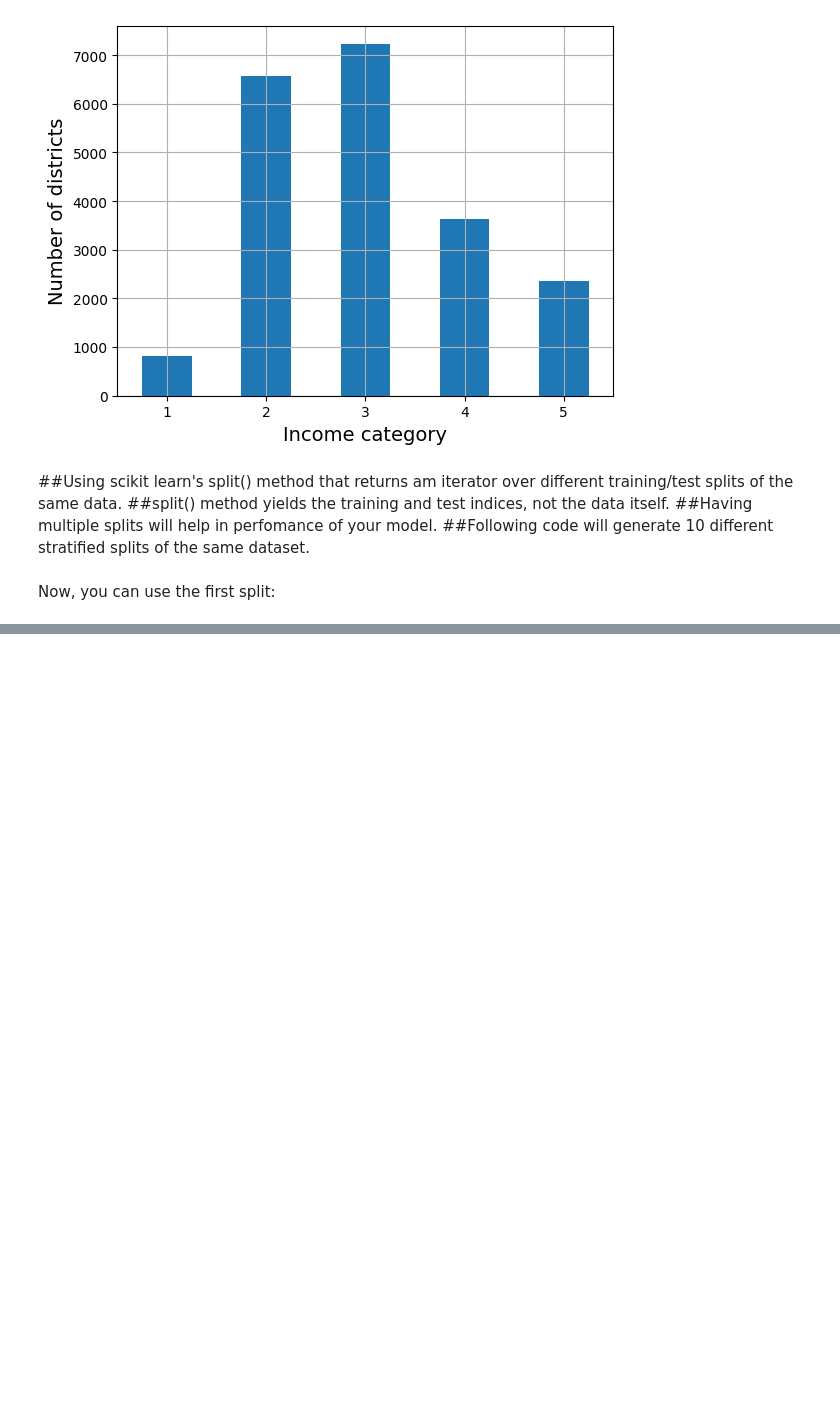
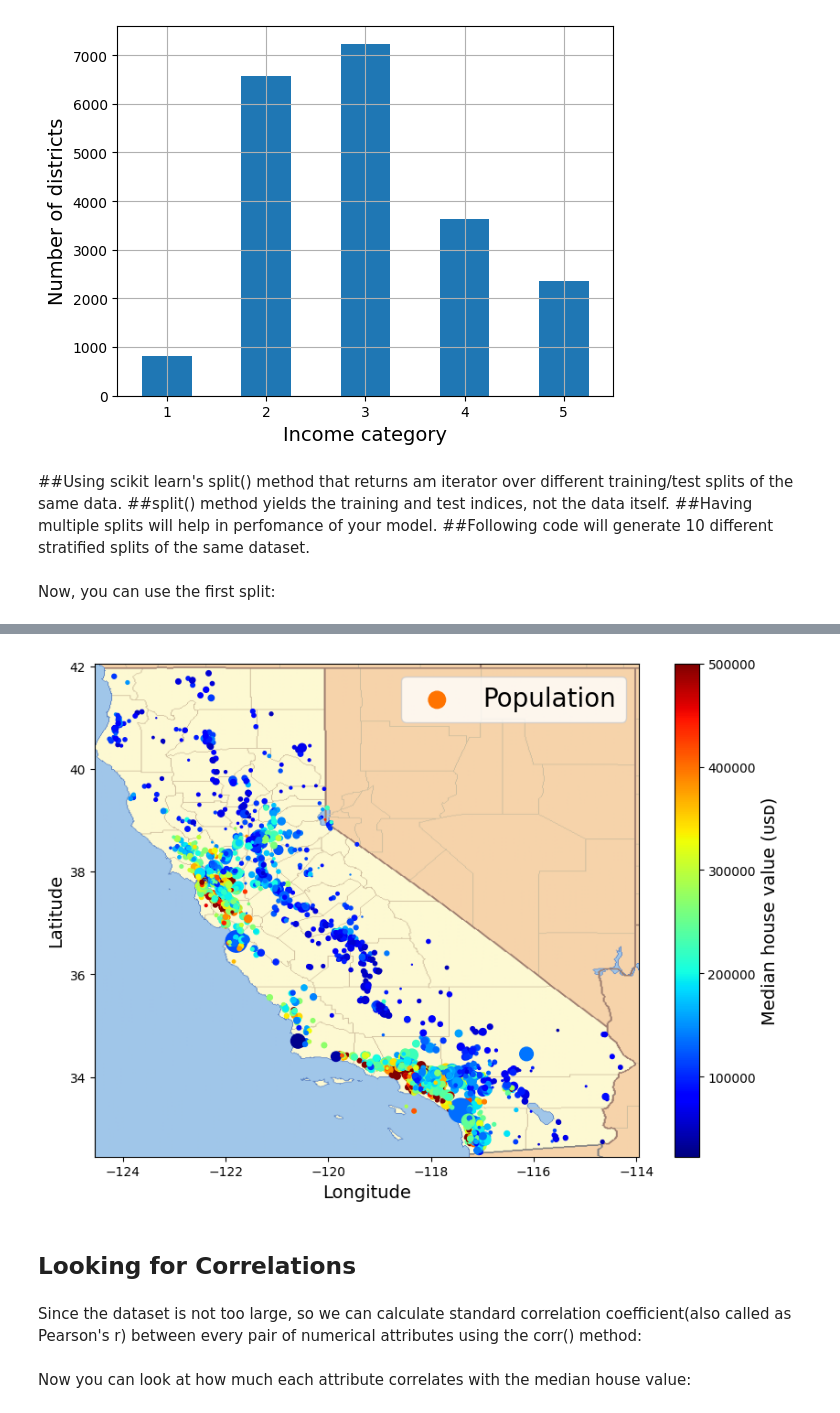
Before and after one commit to sonalsinghk/HandsOnML, a Jupyter notebook: 2_end_to_end_ml_sonal.ipynb, the cells around one changed output, grey strips where cells are left out. Drawn from its saved outputs; the diff is of its cells as text; code cells hidden in the pictures; blank space fills up the shorter version.

```diff
--- a/2_end_to_end_ml_sonal.ipynb
+++ b/2_end_to_end_ml_sonal.ipynb
@@ -200,0 +276,29 @@ strat_test_set["income_cat"].value_counts() / len(strat_test_set)
+# %%
+# extra code – this cell generates the first figure in the chapter
+
+# Download the California image
+filename = "california.png"
+filepath = Path(f"my_{filename}")
+if not filepath.is_file():
+    homlp_root = "https://github.com/ageron/handson-mlp/raw/main/"
+    url = homlp_root + "images/end_to_end_project/" + filename
+    print("Downloading", filename)
+    urllib.request.urlretrieve(url, filepath)
+
+housing_renamed = housing.rename(columns={
+    "latitude": "Latitude", "longitude": "Longitude",
+    "population": "Population",
+    "median_house_value": "Median house value (ᴜsᴅ)"})
+housing_renamed.plot(
+             kind="scatter", x="Longitude", y="Latitude",
+             s=housing_renamed["Population"] / 100, label="Population",
+             c="Median house value (ᴜsᴅ)", cmap="jet", colorbar=True,
+             legend=True, sharex=False, figsize=(10, 7))
+
+california_img = plt.imread(filepath)
+axis = -124.55, -113.95, 32.45, 42.05
+plt.axis(axis)
+plt.imshow(california_img, extent=axis)
+
+plt.show()
+# %% [output]
@@ -200,0 +306,5 @@ strat_test_set["income_cat"].value_counts() / len(strat_test_set)
+[figure, added]
+# %% [markdown]
+## Looking for Correlations
+# %% [markdown]
+Since the dataset is not too large, so we can calculate standard correlation coefficient(also called as Pearson's r) between every pair of numerical attributes using the corr() method:
@@ -200,0 +313,2 @@ strat_test_set["income_cat"].value_counts() / len(strat_test_set)
+# %% [markdown]
+Now you can look at how much each attribute correlates with the median house value:
```
Also changed, not shown: parts of 26 cells of this notebook.
